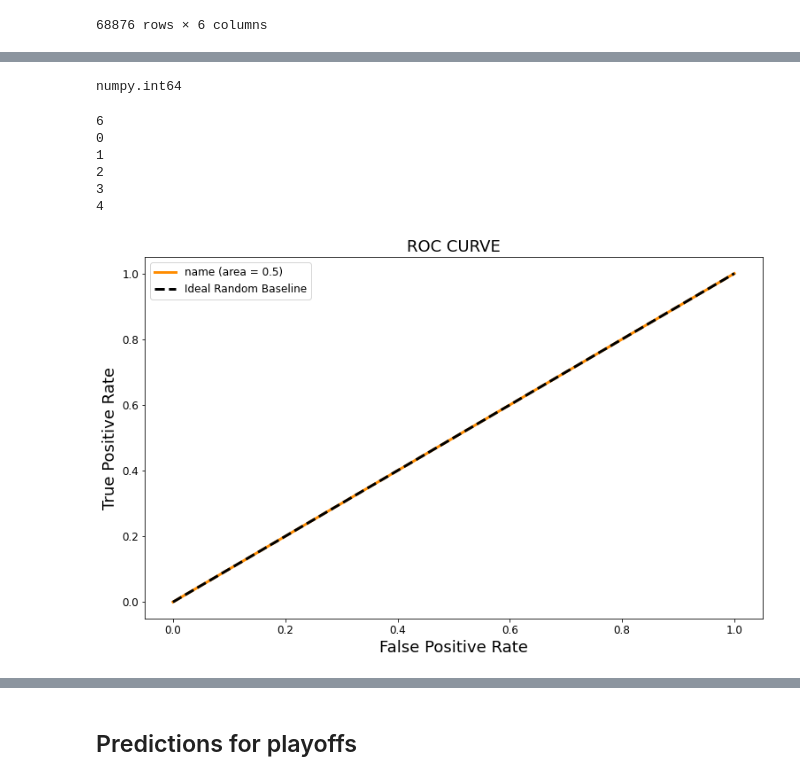
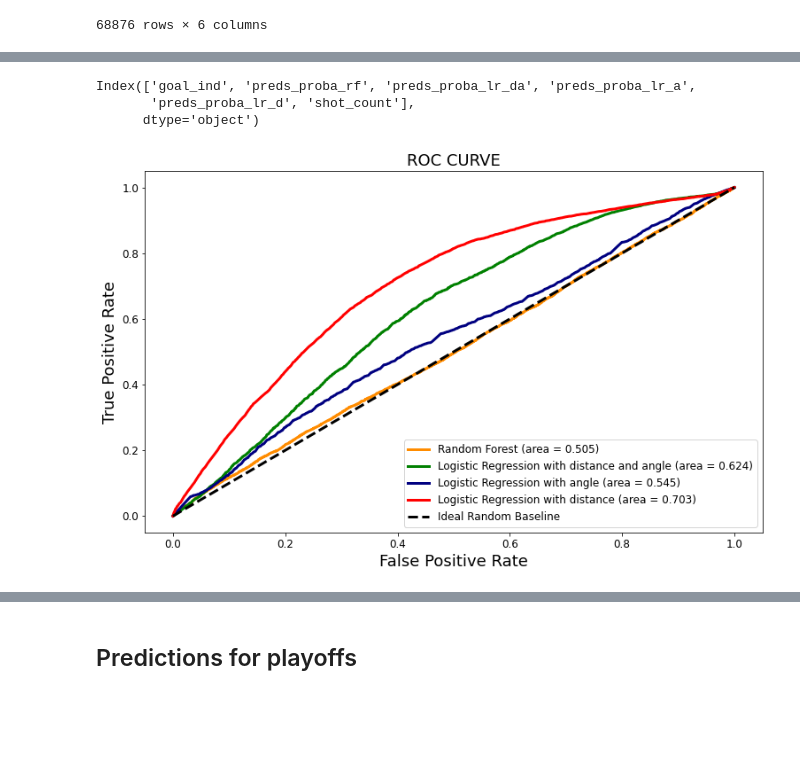
Before and after one commit to KrishnaManeeshaDendukuri/ift6758, a Jupyter notebook: ift6758-project-template-main/notebooks/Question_7_M2.ipynb, the cells around one changed output, grey strips where cells are left out. Saved outputs shown, nothing was run; the diff lists cells and outputs as text; code cells hidden in the pictures; blank space fills up the shorter version.

Commit message:
updated the fixed plot code

```diff
--- a/ift6758-project-template-main/notebooks/Question_7_M2.ipynb
+++ b/ift6758-project-template-main/notebooks/Question_7_M2.ipynb
@@ -263,15 +209,20 @@ Name: goal_ind, Length: 68876, dtype: int64
-# %%
-type(df_prob["goal_ind"].values[0])
-# %% [output]
-numpy.int64
+# %%
+model_list = ["Random Forest", "Logistic Regression with distance and angle",
+"Logistic Regression with angle","Logistic Regression with distance"] # ,"XGBoost"]
+df_prob.columns
+# %% [output]
+Index(['goal_ind', 'preds_proba_rf', 'preds_proba_lr_da', 'preds_proba_lr_a',
+       'preds_proba_lr_d', 'shot_count'],
+      dtype='object')
 # %%
-def roc_auc_plot(name,df_roc,df_auc, question_no = None):
-    list_labels = [name,'Random Baseline']
+def roc_auc_plot(df_roc,df_auc, question_no = None, n_models = 5,list_labels = None):
+    # list_labels =  ["1","2","3","4"]
     fig = plt.figure(figsize=(12.5,7.5))
     lw = 3
     color_list = ['darkorange','green','navy','red']
 
-    plt.plot(df_roc.FPR[0], df_roc.TPR[0],color=color_list[0],lw=lw,label=f'{list_labels[0]} (area = {round(df_auc.AUC[0],3)})')
+    for i in range(n_models-1):
+        plt.plot(df_roc.FPR[i], df_roc.TPR[i],color=color_list[i],lw=lw,label=f'{list_labels[i]} (area = {round(df_auc.AUC[i],3)})')
 
     plt.plot([0, 1], [0, 1], color="black", lw=lw, label="Ideal Random Baseline",linestyle="--")
     plt.legend(fontsize=12)
@@ -285,31 +236,26 @@ def roc_auc_plot(name,df_roc,df_auc, question_no = None):
     plt.show()
 # =======
     fig.savefig(f'../../ift6758-blog-template-main/figures/milestone2/Q{question_no}'+name+'_ROC_Curve.png',bbox_inches = 'tight')
+# >>>>>>> Stashed changes
+
     return fig
 # %%
 from matplotlib import pyplot as plt
-def get_roc_auc_plot(df_prob, name = None):
-
+def get_roc_auc_plot(df_prob,list_labels, name = None):
         """
         structure dataframes before plotting
         Saves a plot for the ROC AUC curve
         """
-        # self.infer_model()
-        cols = df_prob.columns
-        n_models = df_prob.shape[1]
-        print(n_models)
-        for i in range(n_models-1):
-            print(i)
-            # feature_list = self.X_train.columns
-            fpr_list = []
-            tpr_list = []
-            roc_auc_list = []
-# y_test = y_test.astype(int)
+        if not list_labels:
+            raise Exception("Expecting an argument 'list_labels' Model Name Labels for the plots")
+        n_cols = df_prob.shape[1]
 
-            fpr, tpr, _ = roc_curve(df_prob.iloc[:,0], df_prob.iloc[:,i+1])
-            # print(fpr)
-            # print("########")
-            # print(tpr)
+        fpr_list = []
+        tpr_list = []
+        roc_auc_list = []
+
+        for i in range(1,n_cols):
+            fpr, tpr, _ = roc_curve(df_prob.iloc[:,0], df_prob.iloc[:,i])
 
             roc_auc = auc(fpr, tpr)
             fpr_list.append(fpr)
@@ -320,16 +266,14 @@ def get_roc_auc_plot(df_prob, name = None):
             #-----------------------------------------------------------------------------------------------
         df_roc=pd.DataFrame(list(zip(fpr_list,tpr_list)),columns = ['FPR','TPR'])
         df_auc=pd.DataFrame(list(zip(roc_auc_list)),columns = ['AUC'])
-        fig = roc_auc_plot("name",df_roc,df_auc, question_no = question_no)
+        # print("df_roc")
+        # # print(df_roc)
+        # # print(df_roc.shape)
+        # print(roc_auc_list)
+        fig = roc_auc_plot(df_roc,df_auc, question_no = question_no, list_labels = list_labels)
         return fig
 # %%
 # perf_eval = Performance_Eval(df_prob = df_prob, question_no = question_no)
-plt = get_roc_auc_plot(df_prob = df_prob)
+plt = get_roc_auc_plot(df_prob = df_prob, list_labels = model_list)
 # %% [output]
-6
-0
-1
-2
-3
-4
-[figure, old version]
+[figure, new version]
```
Also changed, not shown: parts of 19 cells of this notebook.
